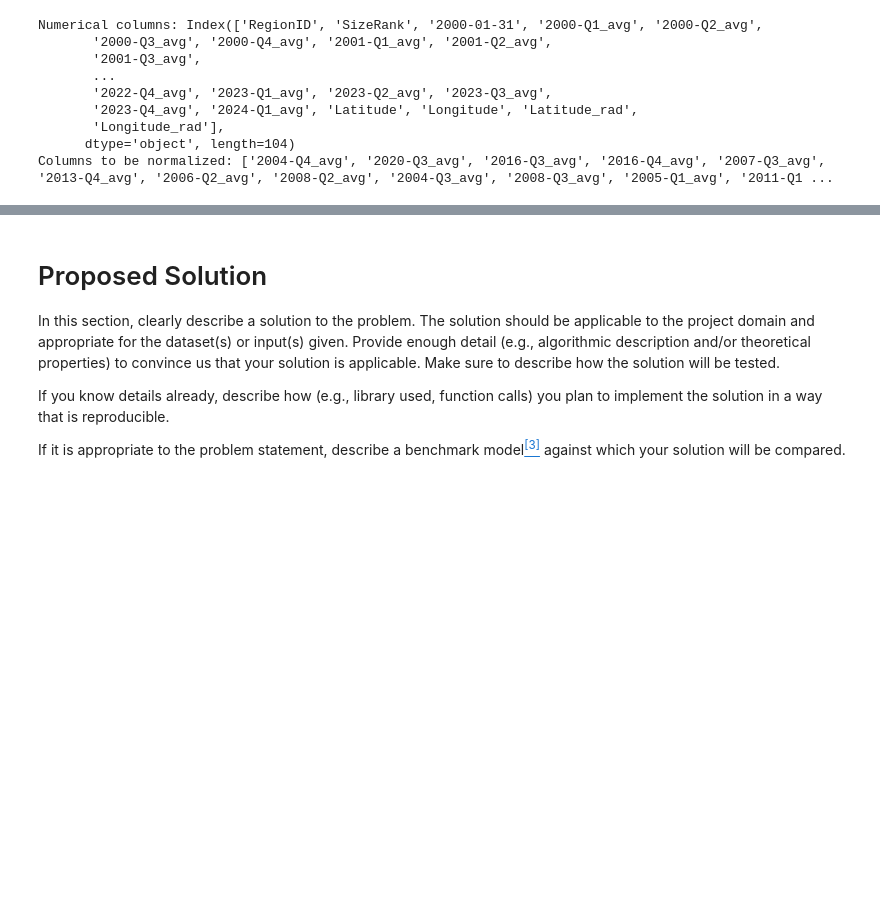
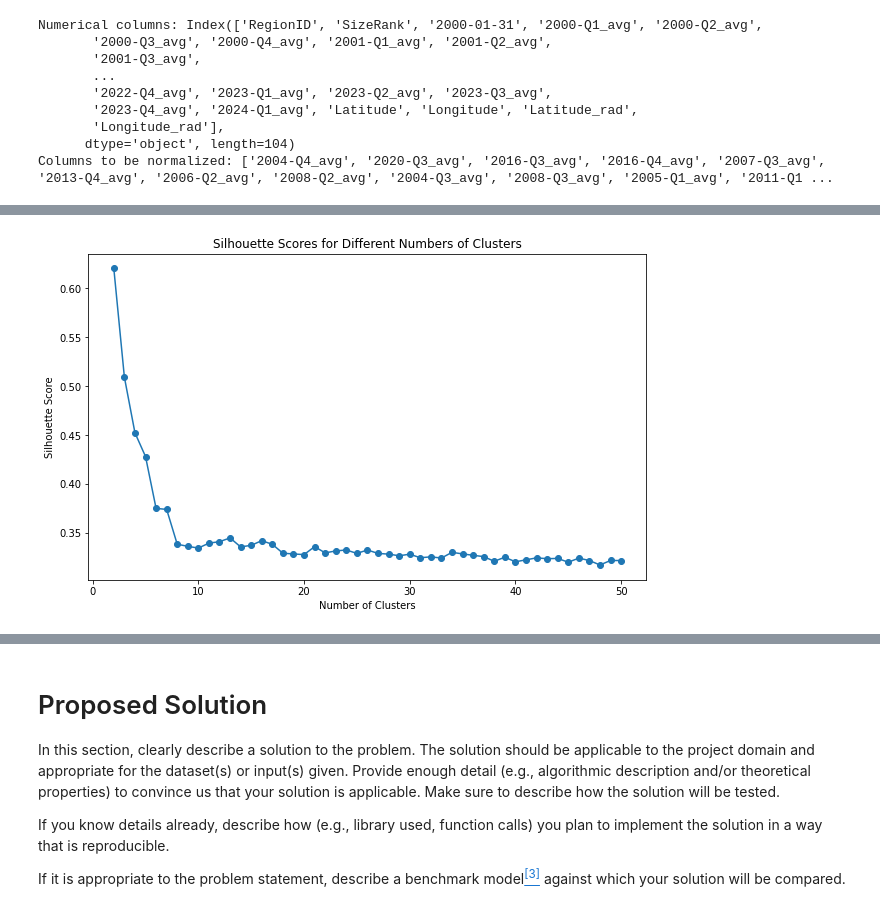
Before and after one commit to nihegde18/group_template, a Jupyter notebook: FinalProject_groupXXX.ipynb, the cells around one changed output, grey strips where cells are left out. Drawn from its saved outputs; the diff is of its cells as text; code cells hidden in the pictures; blank space fills up the shorter version.

```diff
--- a/FinalProject_groupXXX.ipynb
+++ b/FinalProject_groupXXX.ipynb
@@ -298,0 +260,10 @@ plt.show()
+# %%
+import pandas as pd
+from sklearn.preprocessing import MinMaxScaler
+import numpy as np
+
+
+df = pd.read_csv('normalized_clean_data.csv')
+df
+df.drop(['2000-01-31'],axis=1, inplace=True)
+df
@@ -338,0 +362,4 @@ df_wide.to_csv('new_df')
+# %%
+features = ['Lat_Long_Metric_normalized', 'Q1', 'Q2', 'Q3', 'Q4']
+X = df_filtered[features].values
+X
@@ -338,0 +374,27 @@ df_wide.to_csv('new_df')
+# %%
+
+from sklearn.metrics import silhouette_score
+from sklearn.cluster import KMeans
+from sklearn.manifold import TSNE
+import numpy as np
+import matplotlib.pyplot as plt
+
+
+silhouette_scores = []
+K_range = range(2, 51)
+
+for K in K_range:
+    kmeans = KMeans(n_clusters=K, random_state=42)
+    cluster_labels = kmeans.fit_predict(X)
+    silhouette_avg = silhouette_score(X, cluster_labels)
+    silhouette_scores.append(silhouette_avg)
+
+# Plot silhouette scores to find the optimal number of clusters
+plt.figure(figsize=(10, 6))
+plt.plot(K_range, silhouette_scores, marker='o')
+plt.xlabel('Number of Clusters')
+plt.ylabel('Silhouette Score')
+plt.title('Silhouette Scores for Different Numbers of Clusters')
+plt.show()
+# %% [output]
+[figure, added]
```
Also changed, not shown: parts of 11 cells of this notebook.
